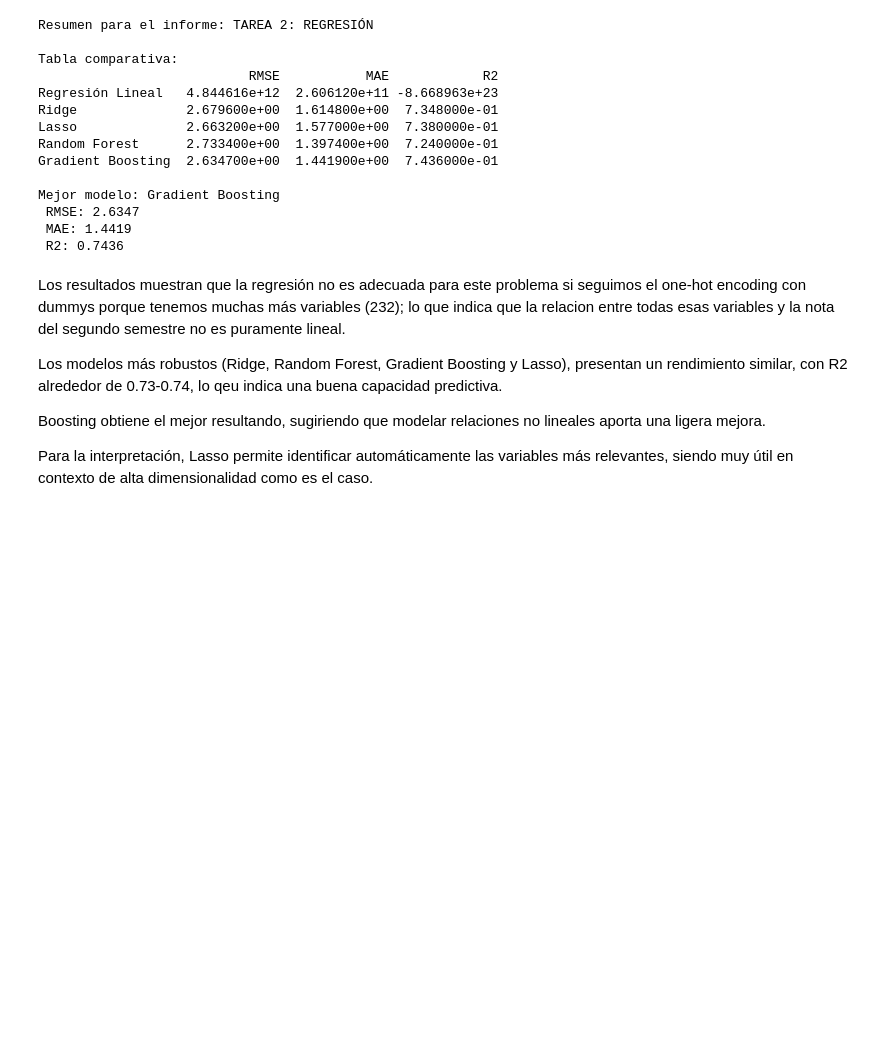
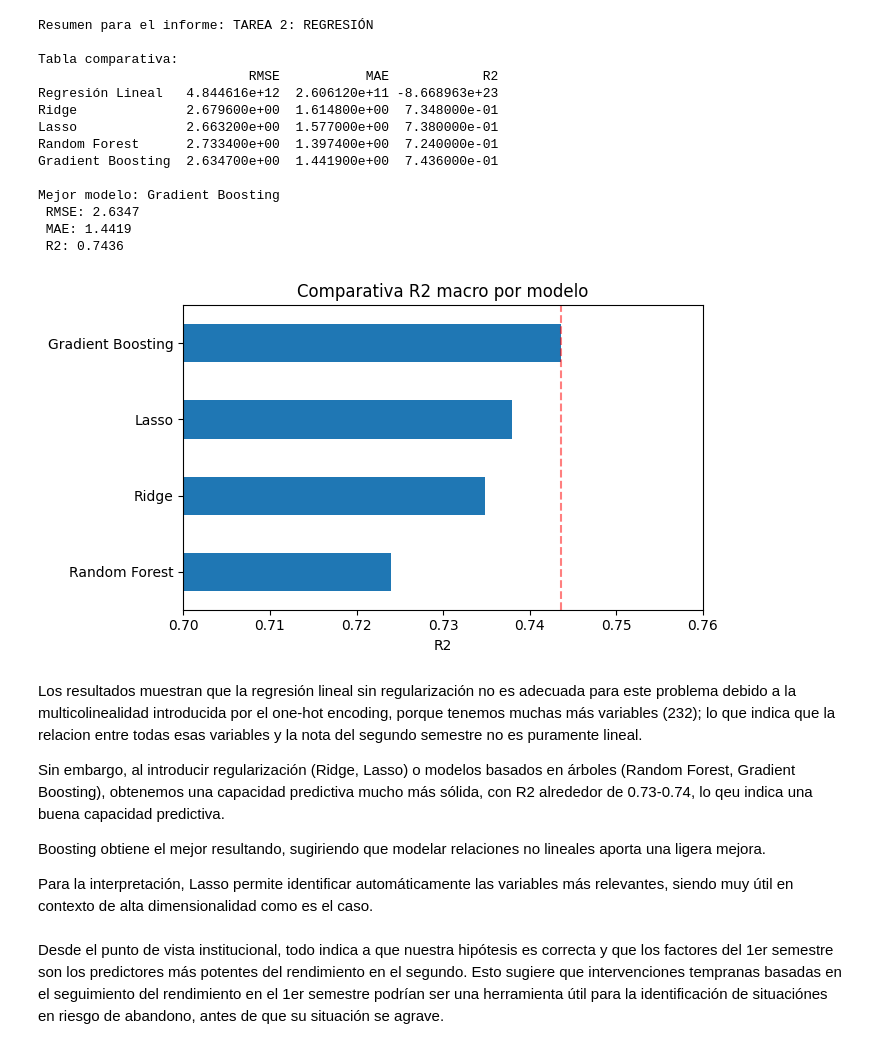
Before and after one commit to adrianalorenzo/ML_proyecto_final, a Jupyter notebook: notebooks/04_regresion.ipynb, the cells around one changed output. Saved outputs shown, nothing was run; the diff lists cells and outputs as text; code cells hidden in the pictures; blank space fills up the shorter version.

Commit message:
Correcciones y mejoras. Clasificaicon y Regresion cerrado

```diff
--- a/notebooks/04_regresion.ipynb
+++ b/notebooks/04_regresion.ipynb
@@ -371,11 +388,27 @@ Mejor modelo: Gradient Boosting
  RMSE: 2.6347
  MAE: 1.4419
  R2: 0.7436
+# %%
+#comparativa visual de modelos. Excluímos regresion lineal por su mal rendimiento que destruye la escala
+
+df_res_reg.drop('Regresión Lineal')['R2'].sort_values().plot(kind='barh', figsize=(7,4))
+
+plt.title('Comparativa R2 macro por modelo')
+plt.xlabel('R2')
+plt.xlim(0.7, 0.76)
+plt.axvline(x=0.7436, color='red', linestyle='--', alpha=0.5)
+plt.tight_layout()
+plt.savefig('../figuras/comparativas_modelos_reg.png')
+plt.show()
+# %% [output]
+[figure, added]
 # %% [markdown]
-Los resultados muestran que la regresión no es adecuada para este problema si seguimos el one-hot encoding con dummys porque tenemos muchas más variables (232); lo que indica que la relacion entre todas esas variables y la nota del segundo semestre no es puramente lineal.
+Los resultados muestran que la regresión lineal sin regularización no es adecuada para este problema debido a la multicolinealidad introducida por el one-hot encoding, porque tenemos muchas más variables (232); lo que indica que la relacion entre todas esas variables y la nota del segundo semestre no es puramente lineal.
 
-Los modelos más robustos (Ridge, Random Forest, Gradient Boosting y Lasso), presentan un rendimiento similar, con R2 alrededor de 0.73-0.74, lo qeu indica una buena capacidad predictiva.
+Sin embargo, al introducir regularización (Ridge, Lasso) o modelos basados en árboles (Random Forest, Gradient Boosting), obtenemos una capacidad predictiva mucho más sólida, con R2 alrededor de 0.73-0.74, lo qeu indica una buena capacidad predictiva.
 
 Boosting obtiene el mejor resultando, sugiriendo que modelar relaciones no lineales aporta una ligera mejora.
 
 Para la interpretación, Lasso permite identificar automáticamente las variables más relevantes, siendo muy útil en contexto de alta dimensionalidad como es el caso.
+# %% [markdown]
+Desde el punto de vista institucional, todo indica a que nuestra hipótesis es correcta y que los factores del 1er semestre son los predictores más potentes del rendimiento en el segundo. Esto sugiere que intervenciones tempranas basadas en el seguimiento del rendimiento en el 1er semestre podrían ser una herramienta útil para la identificación de situaciónes en riesgo de abandono, antes de que su situación se agrave.
```
Also changed, not shown: parts of 17 cells of this notebook, 5 other files.
